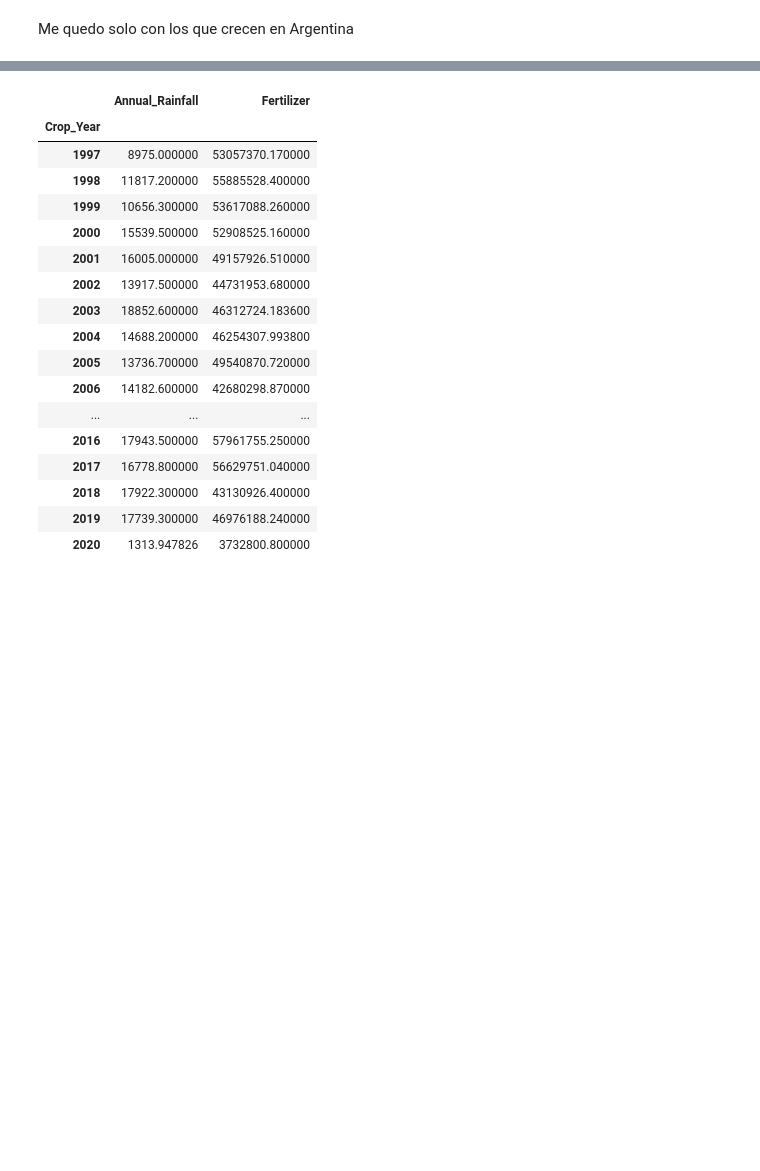
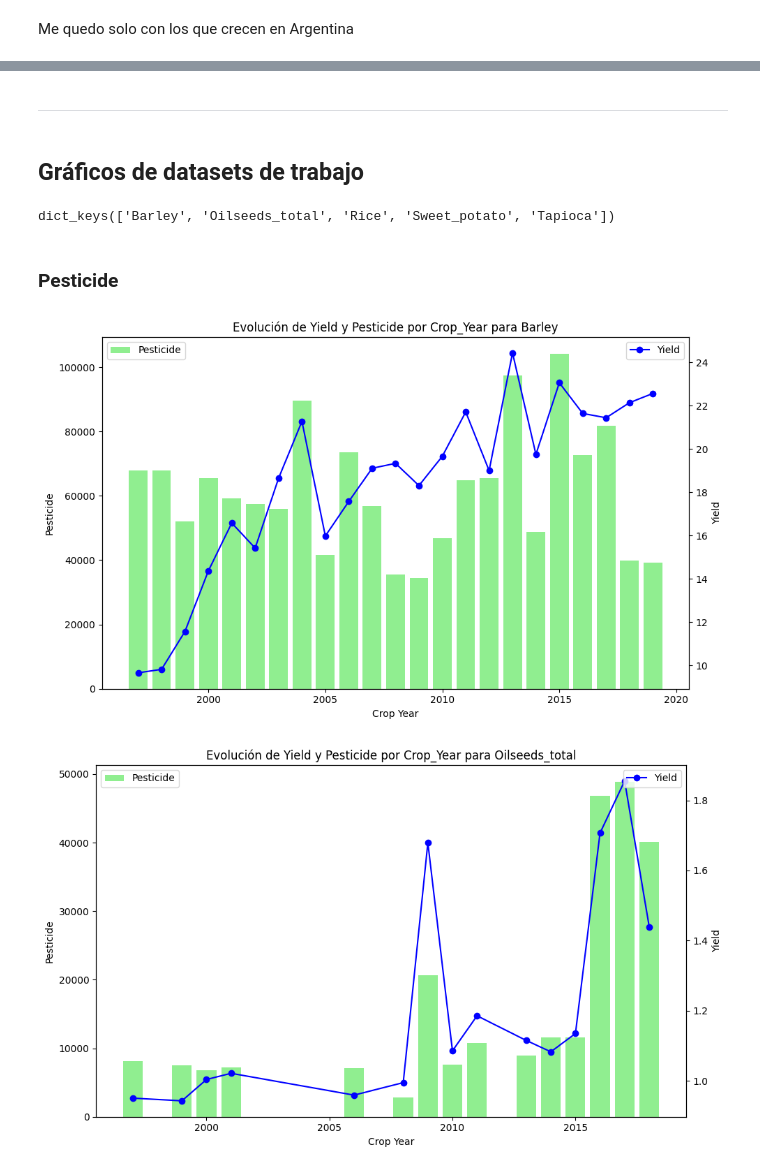
Before and after one commit to masouto94/FLACSOCienciaDeDatos, a Jupyter notebook: trabajoFinal/cropYield.ipynb, the cells around one changed output, grey strips where cells are left out. Cells and saved outputs as stored; diff of their text form; code cells hidden in the pictures; blank space fills up the shorter version.

```diff
--- a/trabajoFinal/cropYield.ipynb
+++ b/trabajoFinal/cropYield.ipynb
@@ -336,7 +343,7 @@ dict_keys(['Arecanut', 'Castor seed', 'Coconut ', 'Jute', 'Sweet potato', 'Tapio
 # %% [markdown]
 Me quedo solo con los que crecen en Argentina
 # %%
-cultivos_nacionales = ["Sweet potato", "Tapioca", "Wheat", "Banana", "Barley", "Oilseeds total"]
+cultivos_nacionales = ["Sweet potato", "Tapioca", "Rice", "Barley", "Oilseeds total"]
 work_dfs = {k:v for k,v in high_corr_crops.items() if k in cultivos_nacionales}
 work_dfs.keys()
 # %% [output]
@@ -344,9 +353,18 @@ dict_keys(['Sweet potato', 'Tapioca', 'Wheat', 'Banana', 'Barley', 'Oilseeds tot
+# %%
+def yearly_crop_sum_by_state(df:pd.DataFrame) -> "pd.DataFrameGroupBy":
+    return df.pivot_table(index="Crop_Year", values=["Annual_Rainfall", "Fertilizer","Pesticide", "Yield"], aggfunc="sum")
 # %%
 for name,_df in work_dfs.items():
     print(name)
     correlacion_rinde(_df)
     name = name.replace(" ","_")
-    _df.to_csv(f"./cultivos/{name}.csv", index=False)
+    by_year = yearly_crop_sum_by_state(_df)
+    #Remover el año 2020 si existiera
+    try:
+        by_year = by_year.drop(2020)
+    except KeyError:
+        pass
+    by_year.reset_index().to_csv(f"./cultivos/{name}.csv", index=False)
 # %% [output]
 Sweet potato
 ---
@@ -367,26 +385,25 @@ Fertilizer 0.5978367239183874
 ---
-# %%
-def yearly_crop_sum_by_state(crop:str, df:pd.DataFrame) -> "pd.DataFrameGroupBy":
-    return df[df["Crop"] == crop].pivot_table(index="Crop_Year", values=["Annual_Rainfall", "Fertilizer"], aggfunc="sum")
-
-by_year = yearly_crop_sum_by_state("Barley", crops)[["Annual_Rainfall", "Fertilizer"]]
-by_year
-# %% [output]
-|  | Annual_Rainfall | Fertilizer |
-| Crop_Year |  |  |
-| 1997 | 8975.000000 | 53057370.170000 |
-| 1998 | 11817.200000 | 55885528.400000 |
-| 1999 | 10656.300000 | 53617088.260000 |
-| 2000 | 15539.500000 | 52908525.160000 |
-| 2001 | 16005.000000 | 49157926.510000 |
-| 2002 | 13917.500000 | 44731953.680000 |
-| 2003 | 18852.600000 | 46312724.183600 |
-| 2004 | 14688.200000 | 46254307.993800 |
-| 2005 | 13736.700000 | 49540870.720000 |
-| 2006 | 14182.600000 | 42680298.870000 |
-| ... | ... | ... |
-| 2016 | 17943.500000 | 57961755.250000 |
-| 2017 | 16778.800000 | 56629751.040000 |
-| 2018 | 17922.300000 | 43130926.400000 |
-| 2019 | 17739.300000 | 46976188.240000 |
-| 2020 | 1313.947826 | 3732800.800000 |
+# %% [markdown]
+---
+# %% [markdown]
+## Gráficos de datasets de trabajo
+# %%
+from glob import glob
+from pathlib import Path
+work_dfs = {}
+for file in glob("./cultivos/*.csv"):
+    df = pd.read_csv(file)
+    filename= Path(file).stem
+    work_dfs[filename] = df
+
+work_dfs.keys()
+# %% [output]
+dict_keys(['Barley', 'Oilseeds_total', 'Rice', 'Sweet_potato', 'Tapioca'])
+# %% [markdown]
+### Pesticide
+# %%
+for name, df in work_dfs.items():
+    grafico_base_rinde_variable(df, "Pesticide", name)
+# %% [output]
+[figure, added]
+[figure, added]
```
Also changed, not shown: parts of 13 cells of this notebook, 3 other files.
